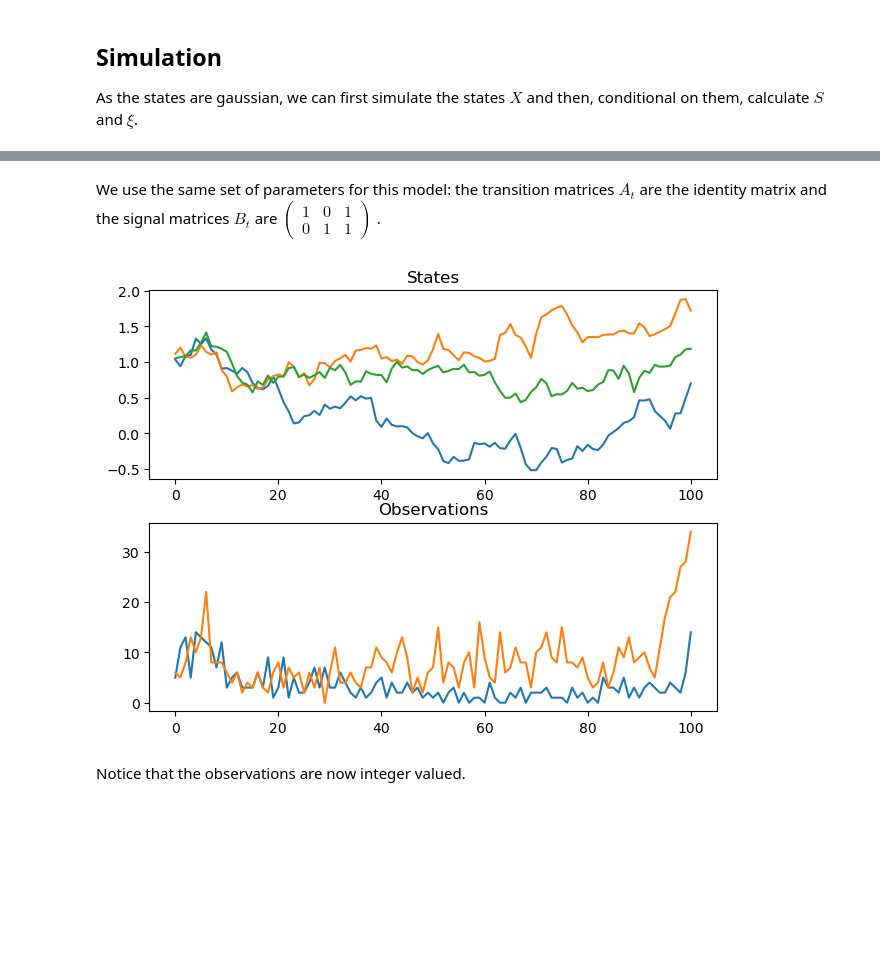
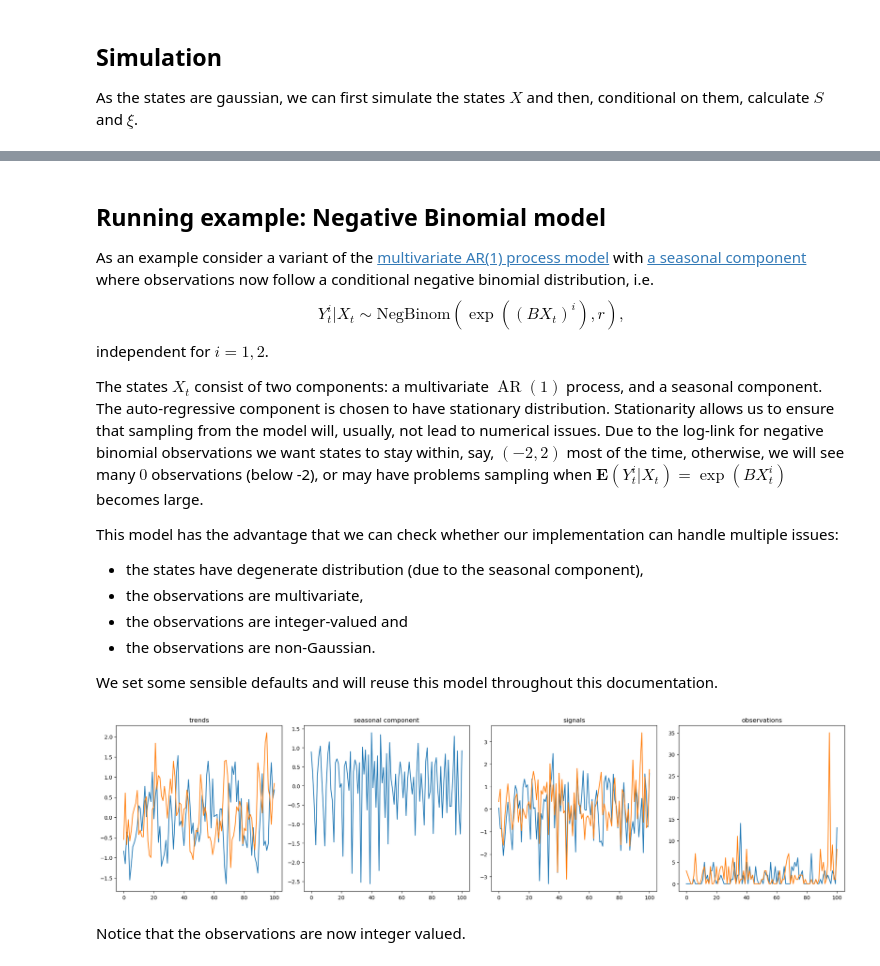
Before and after one commit to stefanheyder/isssm, a Jupyter notebook: nbs/20_lcssm.ipynb, the cells around one changed output, grey strips where cells are left out. Drawn from its saved outputs; the diff is of its cells as text; code cells hidden in the pictures; blank space fills up the shorter version.

Commit message:
change default example

```diff
--- a/nbs/20_lcssm.ipynb
+++ b/nbs/20_lcssm.ipynb
@@ -117,18 +77,16 @@ def poisson_lcssm(
-# %% [markdown]
-We use the same set of parameters for this model: the transition matrices $A_t$ are the identity matrix and the signal matrices $B_t$ are $\begin{pmatrix}
-    1 & 0 & 1 \\ 0 & 1 & 1
-\end{pmatrix}$.
-# %%
-m, p, n = 3, 2, 100
-A = jnp.broadcast_to(jnp.eye(m), (n, m, m))
-B = jnp.broadcast_to(jnp.array([[1, 0, 1], [0, 1, 1]]), (n + 1, p, m))
-
-s2= 0.01
-Sigma = jnp.broadcast_to(s2 * jnp.eye(m), (n + 1, m, m))
-x0 = jnp.ones(m)
-
-key = jrn.PRNGKey(512)
-key, subkey = jrn.split(key)
-model = nb_lcssm(x0, A, Sigma, B, 20.)
-N = 1
-(X, ), (Y,) = simulate_lcssm(model, N, subkey)
+# %% [markdown]
+## Running example: Negative Binomial model
+
+As an example consider a variant of the [multivariate AR(1) process model](models/00_gaussian_models.ipynb) with [a seasonal component](models/10_stsm.ipynb) where observations now follow a conditional negative binomial distribution, i.e. $$Y^i_t| X_{t} \sim \text{NegBinom}(\exp((BX_t)^{i}), r),$$ independent for $i = 1, 2$.
+
+The states $X_t$ consist of two components: a multivariate $\operatorname{AR}(1)$ process, and a seasonal component. The auto-regressive component is chosen to have stationary distribution.
+Stationarity allows us to ensure that sampling from the model will, usually, not lead to numerical issues. Due to the log-link for negative binomial observations we want states to stay within, say, $(-2, 2)$ most of the time, otherwise, we will see many $0$ observations (below -2), or may have problems sampling when $\mathbf E (Y^{i}_{t} | X_{t}) = \exp (BX_{t}^{i})$ becomes large.
+
+This model has the advantage that we can check whether our implementation can handle multiple issues:
+
+- the states have degenerate distribution (due to the seasonal component),
+- the observations are multivariate,
+- the observations are integer-valued and
+- the observations are non-Gaussian.
+
+We set some sensible defaults and will reuse this model throughout this documentation.
@@ -135,16 +121,27 @@ N = 1
+# %%
+key = jrn.PRNGKey(512)
+r = 20
+model = nb_pgssm_runnning_example()
+N = 1
+key, subkey = jrn.split(key)
+(X, ), (Y,) = simulate_lcssm(model, N, subkey)
 # %%
-fig, (ax1, ax2) = plt.subplots(2)
+fig, (ax1, ax2, ax3, ax4) = plt.subplots(1, 4, figsize=(20, 5))
 fig.tight_layout()
 
-ax1.set_title("States")
-ax2.set_title("Observations")
+ax1.set_title("trends")
+ax2.set_title("seasonal component")
+ax3.set_title("signals")
+ax4.set_title("observations")
 
-ax1.plot(X)
-ax2.plot(Y)
+ax1.plot(X[:,:2])
+ax2.plot(X[:,2])
+ax3.plot(vmap(jnp.matmul, (0, 0))(model.B, X))
+ax4.plot(Y)
 
 plt.show()
 # %% [output]
-[figure, old version]
+[figure, new version]
 # %% [markdown]
 Notice that the observations are now integer valued.
 # %% [markdown]
```
Also changed, not shown: parts of 5 cells of this notebook, 18 other files.
